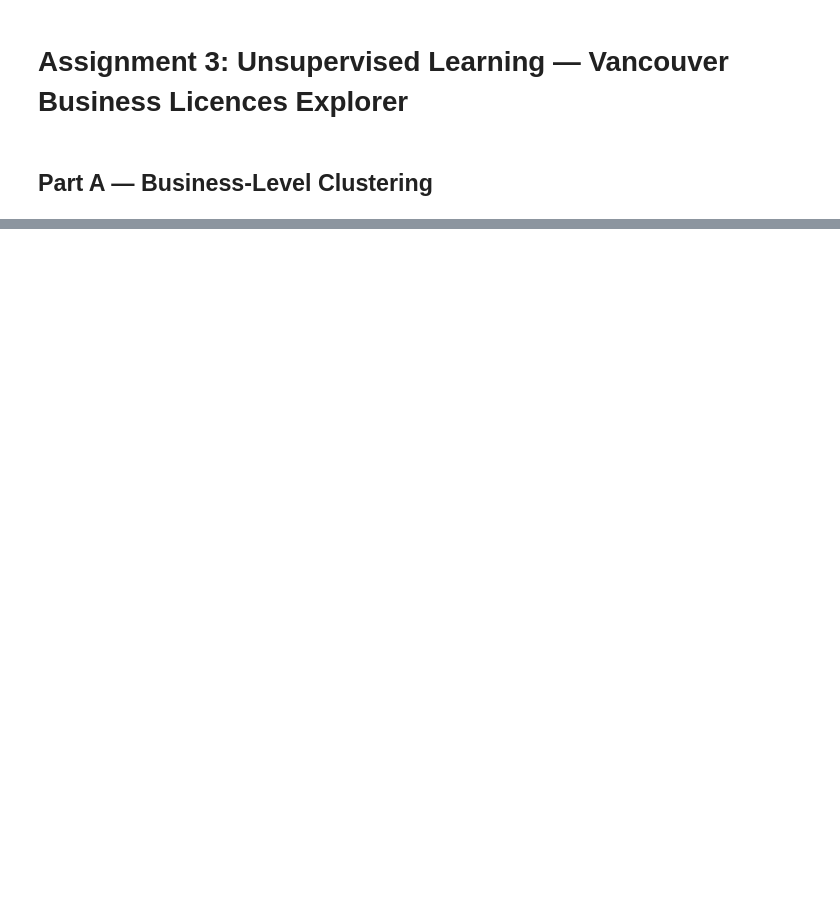
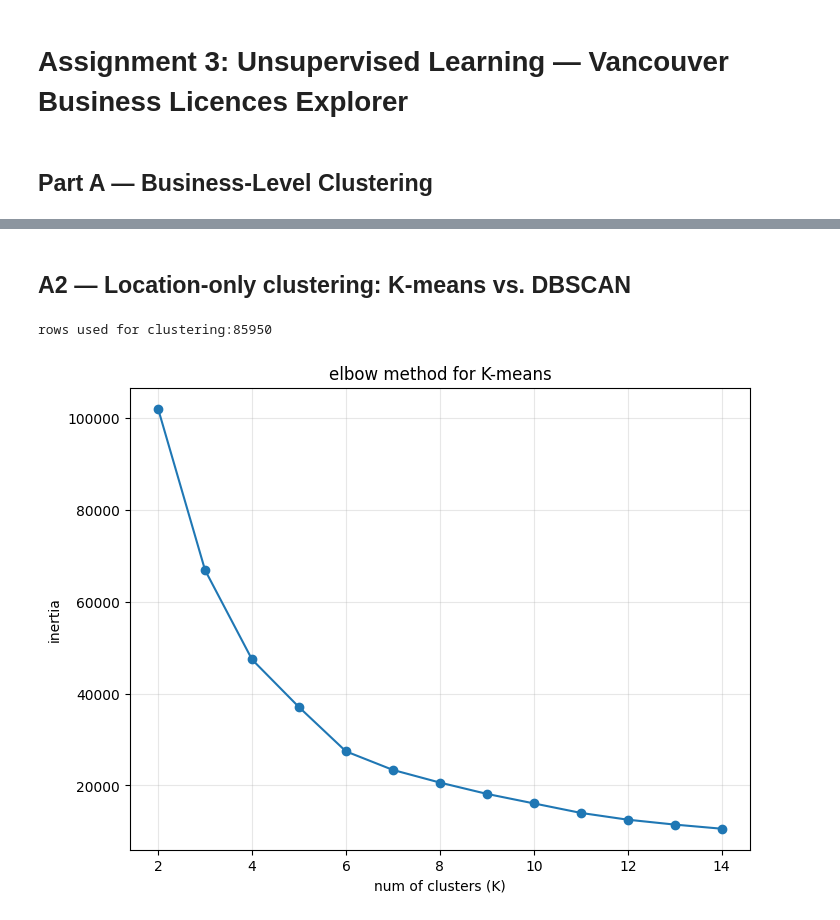
Before and after one commit to arriyan-aa/Assignment03, a Jupyter notebook: notebook.ipynb, the cells around one changed output, grey strips where cells are left out. Saved outputs shown, nothing was run; the diff lists cells and outputs as text; code cells hidden in the pictures; blank space fills up the shorter version.

```diff
--- a/notebook.ipynb
+++ b/notebook.ipynb
@@ -32,0 +137,19 @@ display(gjs)
+# %%
+# consolidating businesstype
+type_counts=data["businesstype"].value_counts()
+type_pct =(type_counts/ type_counts.sum()*100)
+cumulative=type_pct.cumsum()
+print(type_counts.head(20))
+print("\ncumulative % coverage by top n categories:")
+print(cumulative.head(20))
+
+# keeping however many categories cover 85% of records
+# and bucketing the rest as "Other."
+threshold = 85
+top_categories =cumulative[cumulative<=threshold].index.tolist()
+if len(top_categories)<len(cumulative):
+    top_categories.append(cumulative.index[len(top_categories)])
+print(f"\nkeeping {len(top_categories)}categories covering ~{threshold}% of data")
+
+data["businesstype_grouped"]=data["businesstype"].where(data["businesstype"].isin(top_categories), "Other")
+print(data["businesstype_grouped"].value_counts())
@@ -32,0 +174,31 @@ display(gjs)
+# %% [markdown]
+## A2 — Location-only clustering: K-means vs. DBSCAN
+# %%
+#  extracting lat/lon from geometry
+data["lon"]=data.geometry.x
+data["lat"]=data.geometry.y
+coords =data[["lat", "lon"]].dropna().copy()
+print(f"rows used for clustering:{len(coords)}")
+
+# standardizing coords to help K-means treat lat/lon on more appropriate scales
+scaler=StandardScaler()
+coords_scaled=scaler.fit_transform(coords[["lat", "lon"]])
+# %% [output]
+rows used for clustering:85950
+# %%
+# elbow method to choose K
+inertias= []
+Krange=range(2, 15)
+for k in Krange:
+    km=KMeans(n_clusters=k,random_state=42,n_init=10)
+    km.fit(coords_scaled)
+    inertias.append(km.inertia_)
+plt.figure(figsize=(8,6))
+plt.plot(list(Krange),inertias, marker="o")
+plt.xlabel("num of clusters (K)")
+plt.ylabel("inertia")
+plt.title("elbow method for K-means")
+plt.grid(True, alpha=0.3)
+plt.show()
+# %% [output]
+[figure, added]
```
Also changed, not shown: parts of 14 cells of this notebook.
